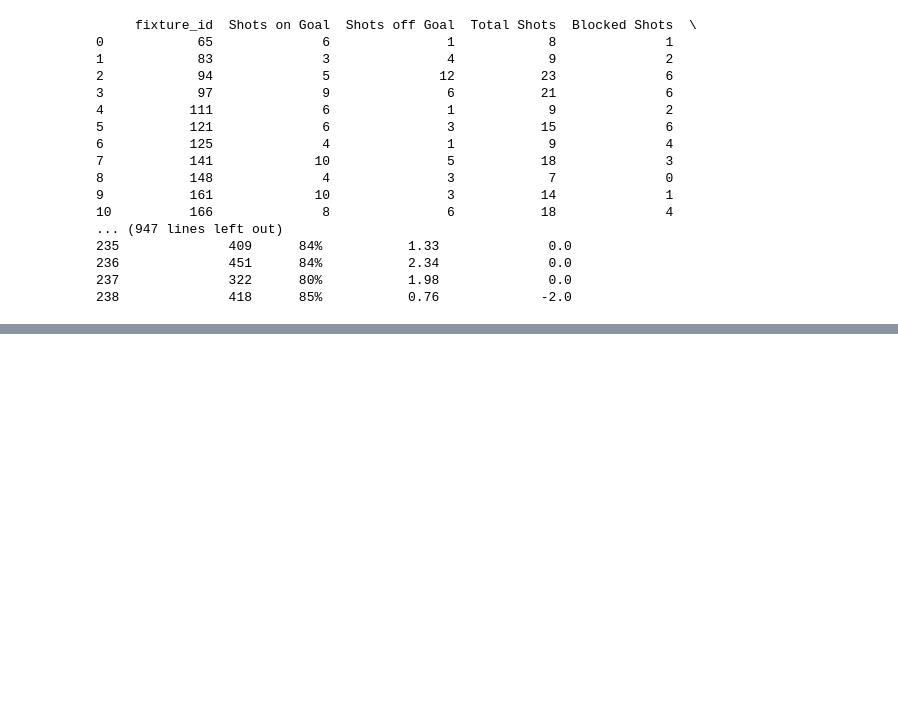
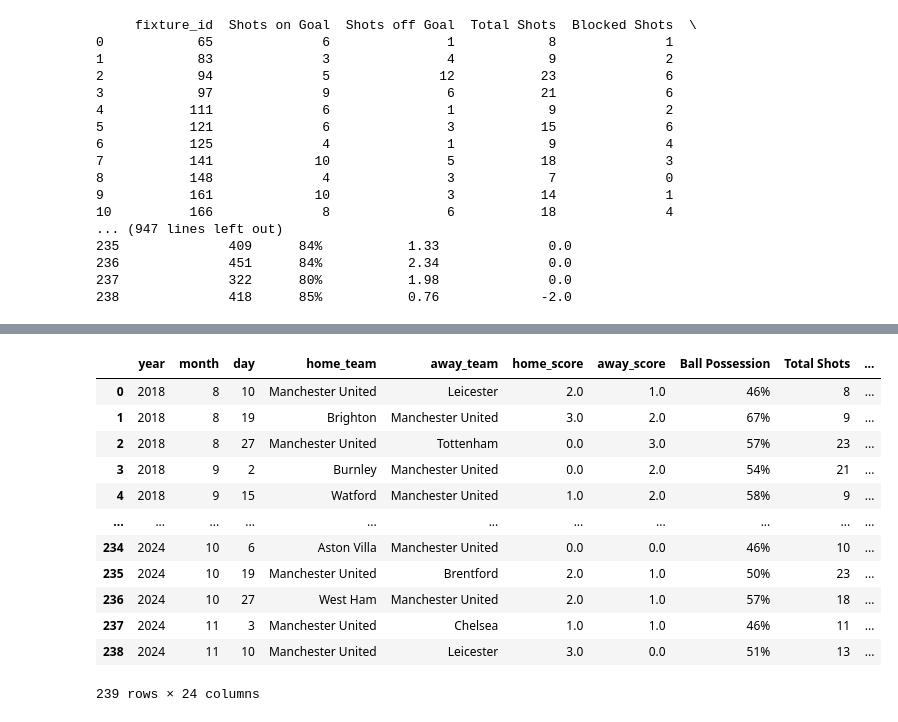
Before and after one commit to sballs9/Soccer_Team_Form_Analysis, a Jupyter notebook: data_collection.ipynb, the cells around one changed output, grey strips where cells are left out. Saved outputs shown, nothing was run; the diff lists cells and outputs as text; code cells hidden in the pictures; blank space fills up the shorter version.

```diff
--- a/data_collection.ipynb
+++ b/data_collection.ipynb
@@ -614 +628,19 @@ Index(['fixture_id', 'date', 'home_team', 'away_team', 'home_score',
       dtype='object')
+# %%
+final_df = final_df[['year', 'month', 'day', 'home_team', 'away_team', 'home_score', 'away_score', 'Ball Possession', 'Total Shots', 'Shots on Goal', 'Shots off Goal', 'expected_goals', 'Shots insidebox', 'Shots outsidebox','Blocked Shots', 'Corner Kicks', 'Offsides', 'Fouls','Yellow Cards', 'Red Cards', 'Goalkeeper Saves', 'Total passes', 'Passes accurate', 'Passes %']]
+
+final_df
+# %% [output]
+|  | year | month | day | home_team | away_team | home_score | away_score | Ball Possession | Total Shots | ... |
+| 0 | 2018 | 8 | 10 | Manchester United | Leicester | 2.0 | 1.0 | 46% | 8 | ... |
+| 1 | 2018 | 8 | 19 | Brighton | Manchester United | 3.0 | 2.0 | 67% | 9 | ... |
+| 2 | 2018 | 8 | 27 | Manchester United | Tottenham | 0.0 | 3.0 | 57% | 23 | ... |
+| 3 | 2018 | 9 | 2 | Burnley | Manchester United | 0.0 | 2.0 | 54% | 21 | ... |
+| 4 | 2018 | 9 | 15 | Watford | Manchester United | 1.0 | 2.0 | 58% | 9 | ... |
+| ... | ... | ... | ... | ... | ... | ... | ... | ... | ... | ... |
+| 234 | 2024 | 10 | 6 | Aston Villa | Manchester United | 0.0 | 0.0 | 46% | 10 | ... |
+| 235 | 2024 | 10 | 19 | Manchester United | Brentford | 2.0 | 1.0 | 50% | 23 | ... |
+| 236 | 2024 | 10 | 27 | West Ham | Manchester United | 2.0 | 1.0 | 57% | 18 | ... |
+| 237 | 2024 | 11 | 3 | Manchester United | Chelsea | 1.0 | 1.0 | 46% | 11 | ... |
+| 238 | 2024 | 11 | 10 | Manchester United | Leicester | 3.0 | 0.0 | 51% | 13 | ... |
+239 rows × 24 columns
```
Also changed, not shown: parts of 8 cells of this notebook, 1 other file.
